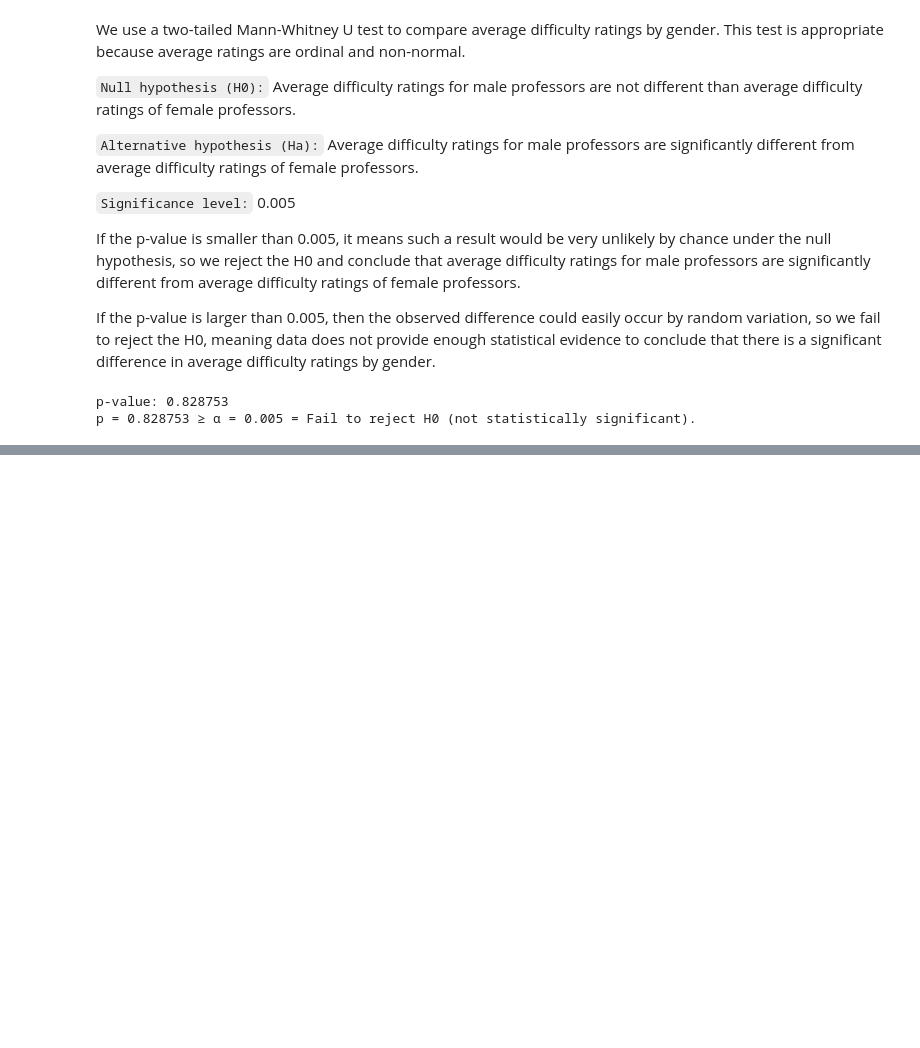
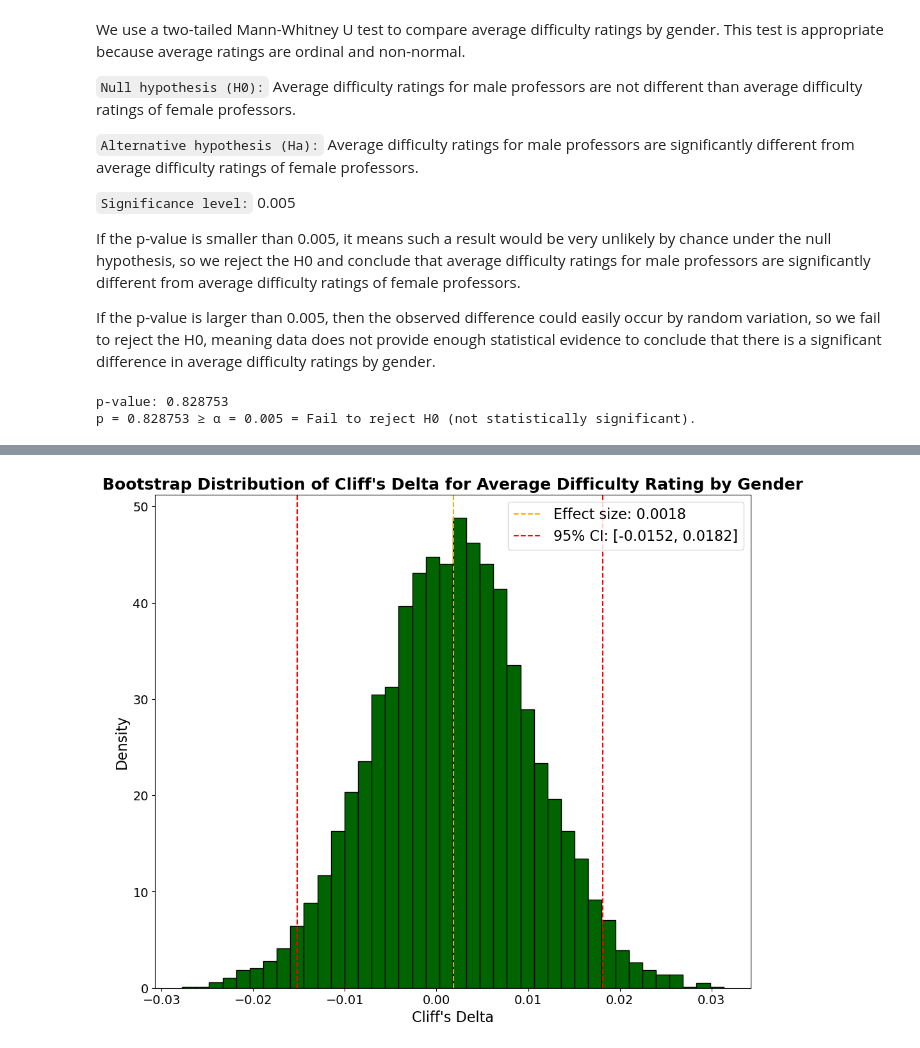
Before and after one commit to NBeibarys/intro-to-data-science-capstone, a Jupyter notebook: analyses/beibarys.ipynb, the cells around one changed output, grey strips where cells are left out. Cells and saved outputs as stored; diff of their text form; code cells hidden in the pictures; blank space fills up the shorter version.

```diff
--- a/analyses/beibarys.ipynb
+++ b/analyses/beibarys.ipynb
@@ -1014,0 +1064,57 @@ The Mann-Whitney U test yielded a p value of approximately 0.823, which is much
+# %%
+# plot boostrap distribution of cliffs delta
+# figure size
+plt.figure(figsize=(12, 10))
+
+# plot
+plt.hist(result_q6.bootstrap_distribution,
+         bins=40,
+         density=True,
+         color = "darkgreen",
+         edgecolor = "black",
+         fill = True)
+
+# point estimate line
+plt.axvline(cd(df6_male['average_difficulty'].to_numpy(),
+                df6_female['average_difficulty'].to_numpy())[0],
+            color = "orange",
+            linestyle = "dashed",
+            label = f"Effect size: {cd(df6_male['average_difficulty'].to_numpy(),
+                                            df6_female['average_difficulty'].to_numpy())[0]:.4f}"
+            )
+
+# confidence interval lines
+# lower
+plt.axvline(ci_lower_q6,
+            color = "red",
+            linestyle = "dashed",
+            label = f"95% CI: [{ci_lower_q6:.4f}, {ci_upper_q6:.4f}]"
+            )
+# upper
+plt.axvline(ci_upper_q6,
+            color = "red",
+            linestyle = "dashed")
+
+# aesthetics
+# title
+plt.title("Bootstrap Distribution of Cliff's Delta for Average Difficulty Rating by Gender",
+          fontweight = "bold",
+          fontsize = 18)
+
+# x and y axis labels
+plt.xlabel("Cliff's Delta",
+           fontsize = 16)
+plt.ylabel("Density",
+           fontsize = 16)
+
+# ticks
+plt.tick_params(axis = "both",
+                labelsize = 14)
+
+# legend
+plt.legend(fontsize = 16)
+
+# show the plot
+plt.show()
+# %% [output]
+[figure, added]
```
Also changed, not shown: parts of 6 cells of this notebook.
